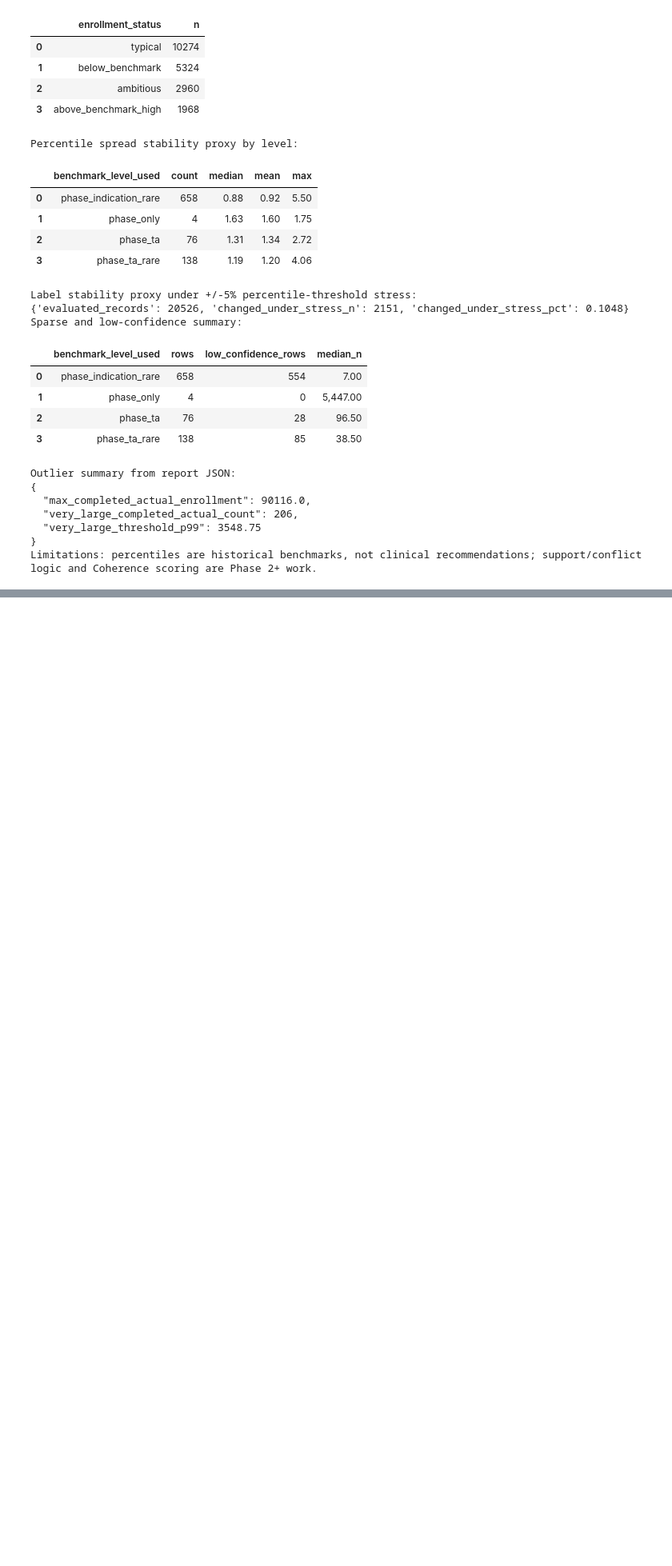
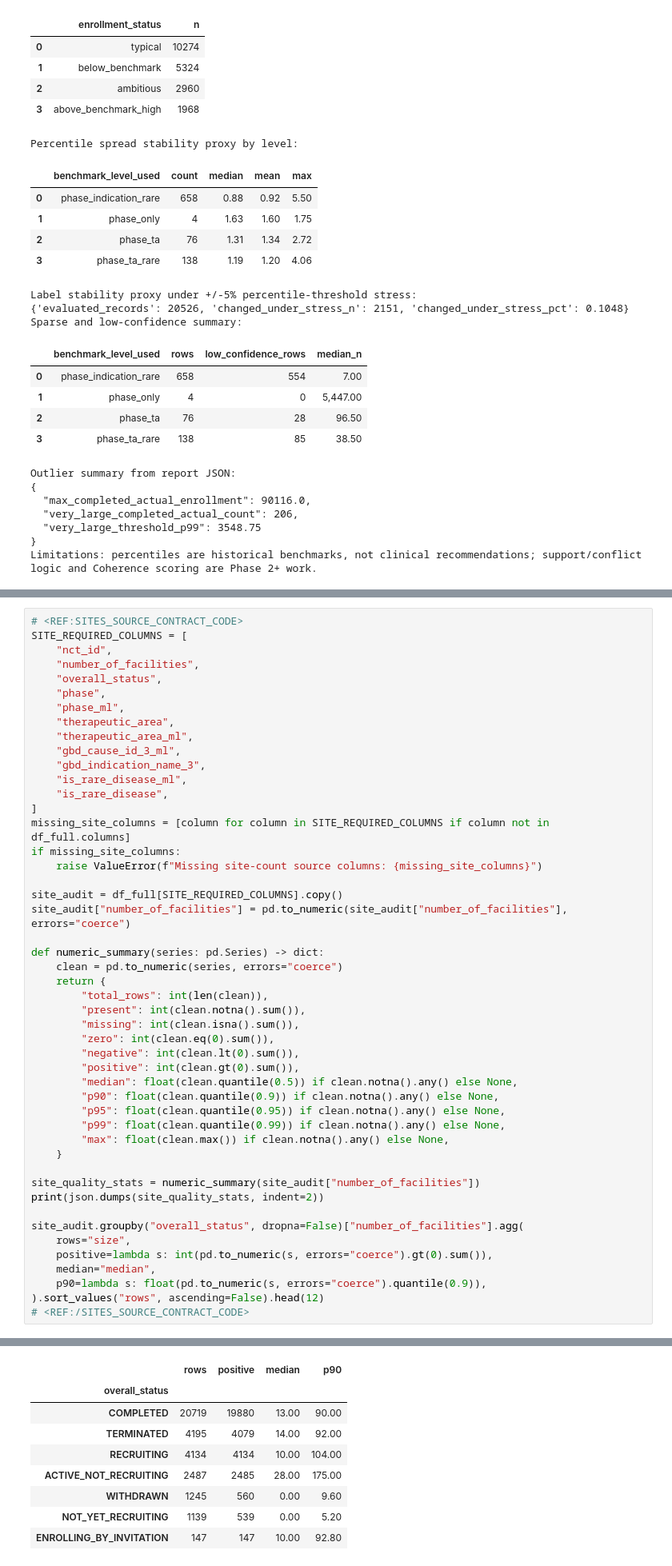
Before and after one commit to delaunan/clintrialpredict, a Jupyter notebook: notebooks/estimation.ipynb, the cells around one changed output, grey strips where cells are left out. Shown at 80% size. Cells and saved outputs as stored; diff of their text form; blank space fills up the shorter version.

```diff
--- a/notebooks/estimation.ipynb
+++ b/notebooks/estimation.ipynb
@@ -979,0 +1093,49 @@ Limitations: percentiles are historical benchmarks, not clinical recommendations
+# %%
+# <REF:SITES_SOURCE_CONTRACT_CODE>
+SITE_REQUIRED_COLUMNS = [
+    "nct_id",
+    "number_of_facilities",
+    "overall_status",
+    "phase",
+    "phase_ml",
+    "therapeutic_area",
+    "therapeutic_area_ml",
+    "gbd_cause_id_3_ml",
+    "gbd_indication_name_3",
+    "is_rare_disease_ml",
+    "is_rare_disease",
+]
+missing_site_columns = [column for column in SITE_REQUIRED_COLUMNS if column not in df_full.columns]
+if missing_site_columns:
+    raise ValueError(f"Missing site-count source columns: {missing_site_columns}")
+
+site_audit = df_full[SITE_REQUIRED_COLUMNS].copy()
+site_audit["number_of_facilities"] = pd.to_numeric(site_audit["number_of_facilities"], errors="coerce")
+
+def numeric_summary(series: pd.Series) -> dict:
+    clean = pd.to_numeric(series, errors="coerce")
+    return {
+        "total_rows": int(len(clean)),
+        "present": int(clean.notna().sum()),
+        "missing": int(clean.isna().sum()),
+        "zero": int(clean.eq(0).sum()),
+        "negative": int(clean.lt(0).sum()),
+        "positive": int(clean.gt(0).sum()),
+        "median": float(clean.quantile(0.5)) if clean.notna().any() else None,
+        "p90": float(clean.quantile(0.9)) if clean.notna().any() else None,
+        "p95": float(clean.quantile(0.95)) if clean.notna().any() else None,
+        "p99": float(clean.quantile(0.99)) if clean.notna().any() else None,
+        "max": float(clean.max()) if clean.notna().any() else None,
+    }
+
+site_quality_stats = numeric_summary(site_audit["number_of_facilities"])
+print(json.dumps(site_quality_stats, indent=2))
+
+site_audit.groupby("overall_status", dropna=False)["number_of_facilities"].agg(
+    rows="size",
+    positive=lambda s: int(pd.to_numeric(s, errors="coerce").gt(0).sum()),
+    median="median",
+    p90=lambda s: float(pd.to_numeric(s, errors="coerce").quantile(0.9)),
+).sort_values("rows", ascending=False).head(12)
+# <REF:/SITES_SOURCE_CONTRACT_CODE>
+# %% [output]
@@ -979,0 +1155,9 @@ Limitations: percentiles are historical benchmarks, not clinical recommendations
+|  | rows | positive | median | p90 |
+| overall_status |  |  |  |  |
+| COMPLETED | 20719 | 19880 | 13.00 | 90.00 |
+| TERMINATED | 4195 | 4079 | 14.00 | 92.00 |
+| RECRUITING | 4134 | 4134 | 10.00 | 104.00 |
+| ACTIVE_NOT_RECRUITING | 2487 | 2485 | 28.00 | 175.00 |
+| WITHDRAWN | 1245 | 560 | 0.00 | 9.60 |
+| NOT_YET_RECRUITING | 1139 | 539 | 0.00 | 5.20 |
+| ENROLLING_BY_INVITATION | 147 | 147 | 10.00 | 92.80 |
```
Also changed, not shown: parts of 19 cells of this notebook, 9 other files.
